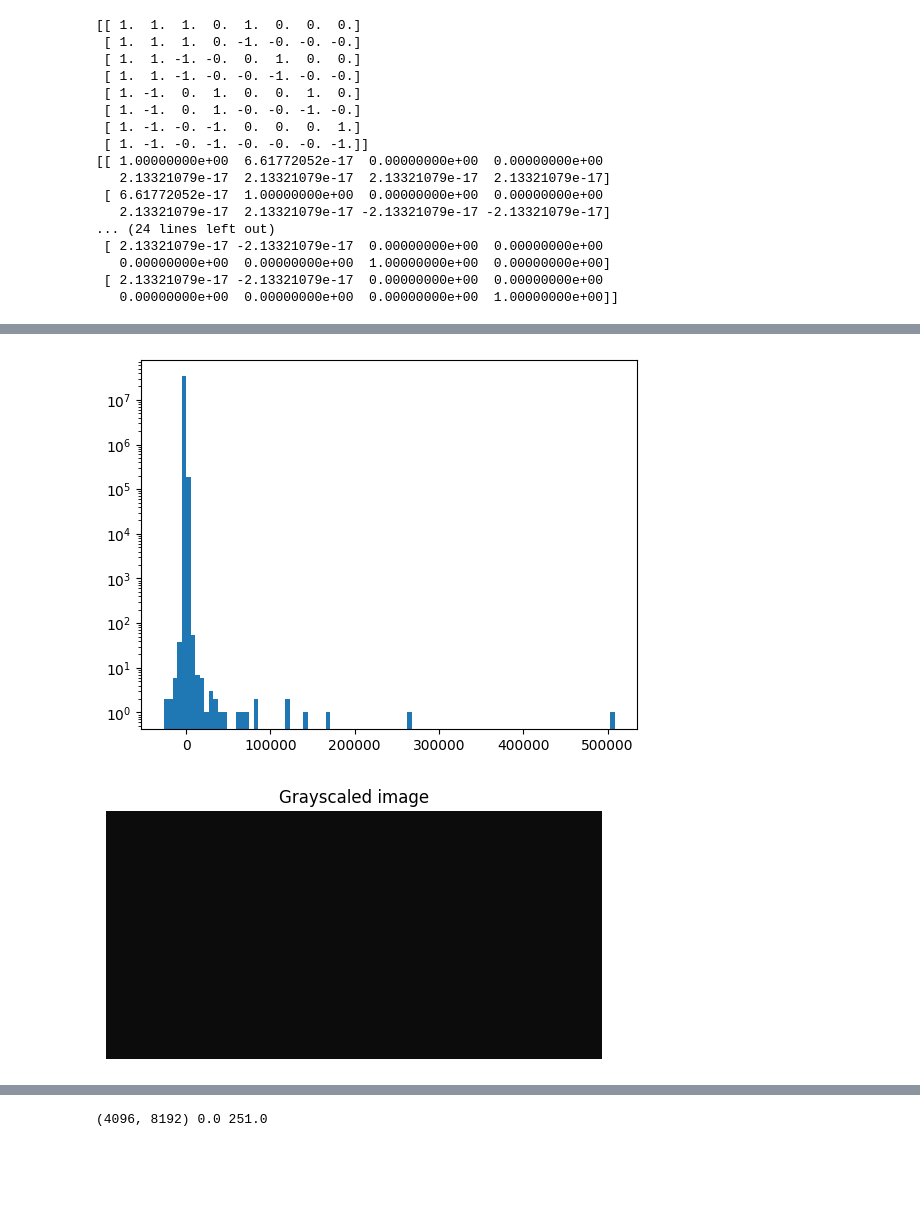
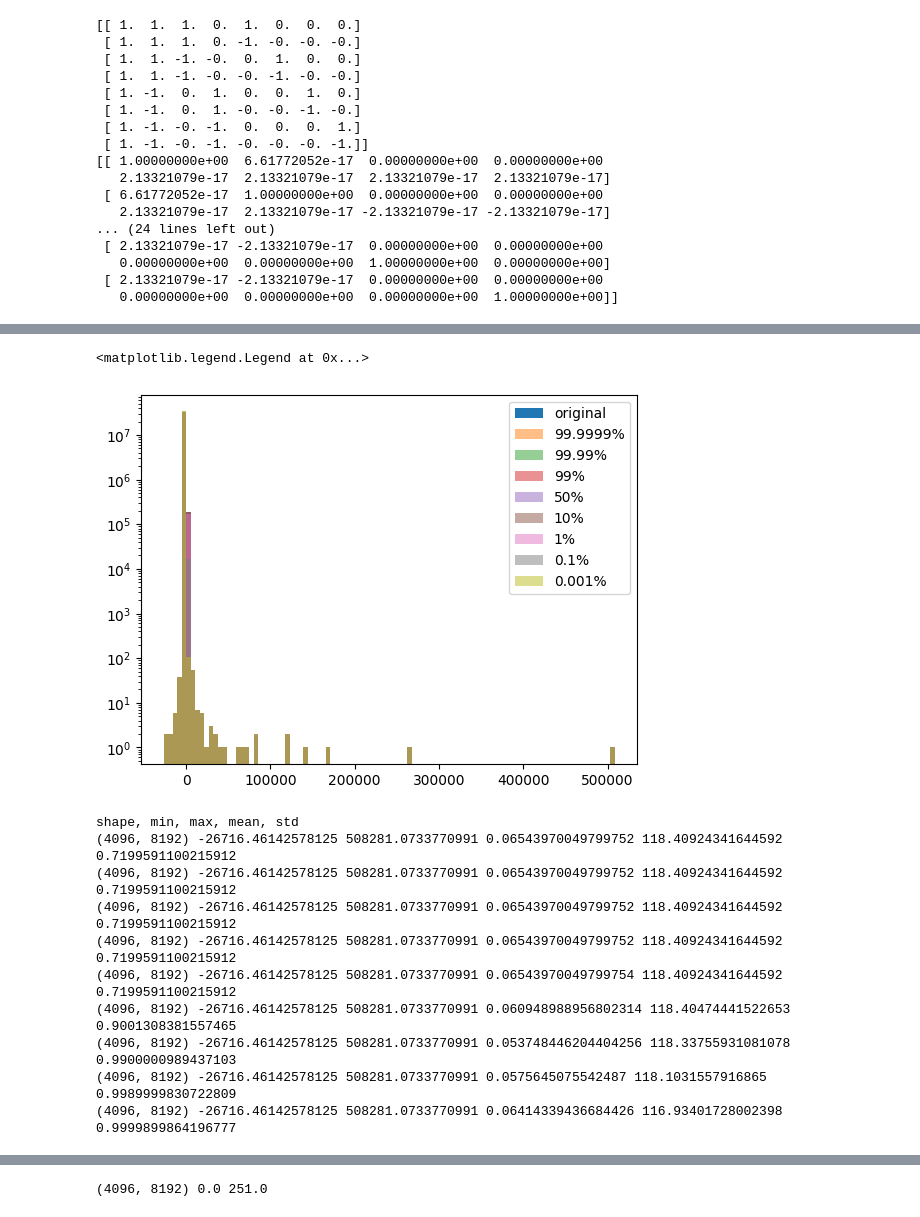
Before and after one commit to jongmindev/DFT_DWT_Implementation, a Jupyter notebook: haar/haar.ipynb, the cells around one changed output, grey strips where cells are left out. Saved outputs shown, nothing was run; the diff lists cells and outputs as text; code cells hidden in the pictures; blank space fills up the shorter version.

Commit message:
haha

```diff
--- a/haar/haar.ipynb
+++ b/haar/haar.ipynb
@@ -30,5 +0,0 @@ naive_dft.imshow(False)
-# %%
-image = utils.load_image("./Boneyard_IMG_5341.jpg")
-image_fraction = image[25:75, 25:75]
-naive_dft2 = dft.NaiveDFT(image_fraction)
-naive_dft2.image.shape
@@ -288,10 +206,0 @@ plt.imshow(transformed_img, cmap = 'gray')
-# %%
-#draw histogram of the transformed image
-plt.hist(transformed_img.flatten(), bins = 100)
-plt.yscale('log')
-# %% [output]
-[figure, removed]
-# %%
-utils.imshow(img, "Grayscaled image", True)
-# %% [output]
-[figure, removed]
@@ -297,0 +253,33 @@ utils.imshow(img, "Grayscaled image", True)
+# %%
+import matplotlib.pyplot as plt
+#draw histogram of the transformed image
+plt.hist(transformed_img.flatten(), bins = 100)
+plt.yscale('log')
+plt.hist(transformed_img_99_9999_percent.flatten(), bins = 100, alpha = 0.5)
+plt.hist(transformed_img_99_99_percent.flatten(), bins = 100, alpha = 0.5)
+plt.hist(transformed_img_99_percent.flatten(), bins = 100, alpha = 0.5)
+plt.hist(transformed_img_50_percent.flatten(), bins = 100, alpha = 0.5)
+plt.hist(transformed_img_10_percent.flatten(), bins = 100, alpha = 0.5)
+plt.hist(transformed_img_1_percent.flatten(), bins = 100, alpha = 0.5)
+plt.hist(transformed_img_01_percent.flatten(), bins = 100, alpha = 0.5)
+plt.hist(transformed_img_0001_percent.flatten(), bins = 100, alpha = 0.5)
+plt.legend(["original", "99.9999%","99.99%","99%","50%","10%", "1%", "0.1%", "0.001%"])
+# %% [output]
+<matplotlib.legend.Legend at 0x...>
+[figure, added]
+# %%
+haha = [transformed_img, transformed_img_99_9999_percent, transformed_img_99_99_percent, transformed_img_99_percent, transformed_img_50_percent, transformed_img_10_percent, transformed_img_1_percent, transformed_img_01_percent, transformed_img_0001_percent]
+print("shape, min, max, mean, std")
+for transformed_img_ in haha:
+    print(transformed_img_.shape, transformed_img_.min(), transformed_img_.max(), transformed_img_.mean(), transformed_img_.std(), ((transformed_img_.astype(int)==0.).sum())/transformed_img_.size)
+# %% [output]
+shape, min, max, mean, std
+(4096, 8192) -26716.46142578125 508281.0733770991 0.06543970049799752 118.40924341644592 0.7199591100215912
+(4096, 8192) -26716.46142578125 508281.0733770991 0.06543970049799752 118.40924341644592 0.7199591100215912
+(4096, 8192) -26716.46142578125 508281.0733770991 0.06543970049799752 118.40924341644592 0.7199591100215912
+(4096, 8192) -26716.46142578125 508281.0733770991 0.06543970049799752 118.40924341644592 0.7199591100215912
+(4096, 8192) -26716.46142578125 508281.0733770991 0.06543970049799754 118.40924341644592 0.7199591100215912
+(4096, 8192) -26716.46142578125 508281.0733770991 0.060948988956802314 118.40474441522653 0.9001308381557465
+(4096, 8192) -26716.46142578125 508281.0733770991 0.053748446204404256 118.33755931081078 0.9900000989437103
+(4096, 8192) -26716.46142578125 508281.0733770991 0.0575645075542487 118.1031557916865 0.9989999830722809
+(4096, 8192) -26716.46142578125 508281.0733770991 0.06414339436684426 116.93401728002398 0.9999899864196777
```
Also changed, not shown: parts of 30 cells of this notebook.
